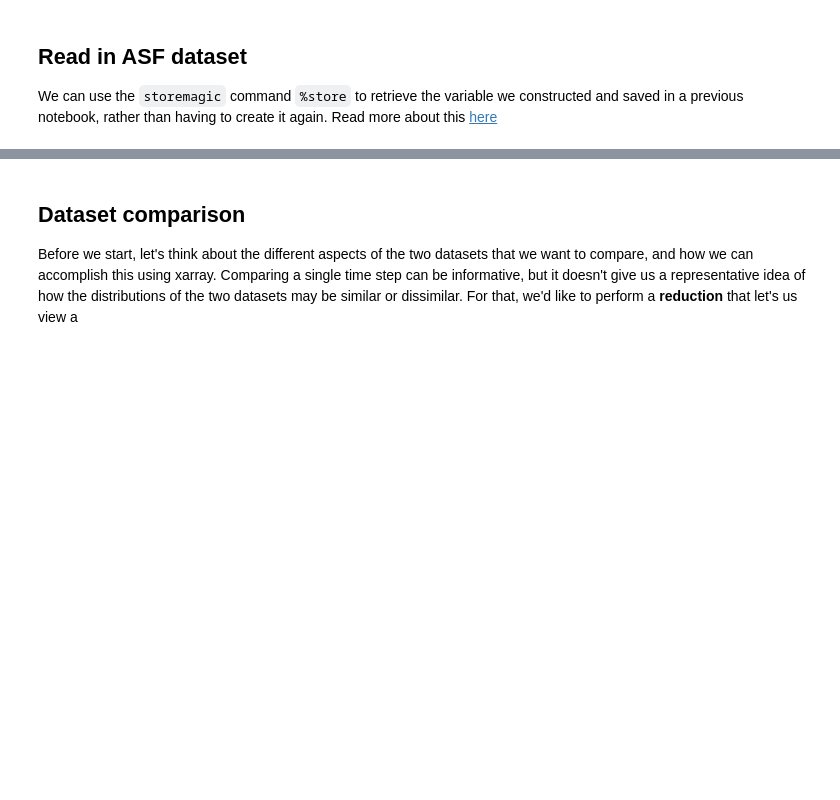
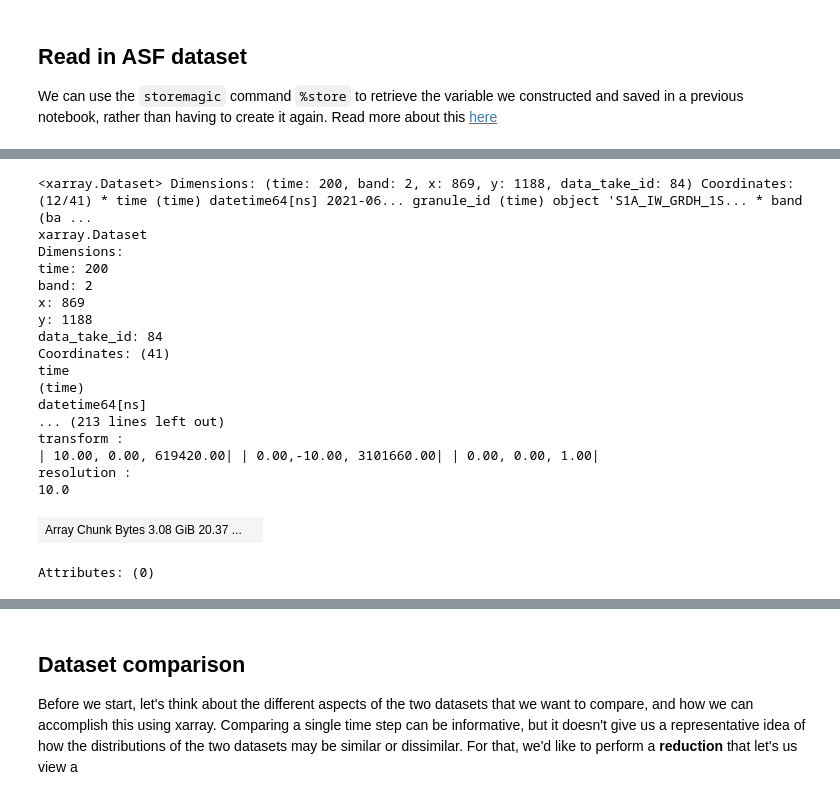
Before and after one commit to e-marshall/sentinel1_rtc, a Jupyter notebook: dataset_comparison.ipynb, the cells around one changed output, grey strips where cells are left out. Drawn from its saved outputs; the diff is of its cells as text; code cells hidden in the pictures; blank space fills up the shorter version.

```diff
--- a/dataset_comparison.ipynb
+++ b/dataset_comparison.ipynb
@@ -168,0 +193,3 @@ Attributes: (0)
+# %%
+pc_data_take_ls = list(da_pc.data_take_id.values)
+asf_data_take_ls = list(vrt_full.data_take_id.values)
@@ -168,0 +228,22 @@ Attributes: (0)
+# %%
+pc_subset
+# %% [output]
+<xarray.Dataset> Dimensions: (time: 200, band: 2, x: 869, y: 1188, data_take_id: 84) Coordinates: (12/41) * time (time) datetime64[ns] 2021-06... granule_id (time) object 'S1A_IW_GRDH_1S... * band (ba ...
+xarray.Dataset
+Dimensions:
+time: 200
+band: 2
+x: 869
+y: 1188
+data_take_id: 84
+Coordinates: (41)
+time
+(time)
+datetime64[ns]
+... (213 lines left out)
+transform :
+| 10.00, 0.00, 619420.00| | 0.00,-10.00, 3101660.00| | 0.00, 0.00, 1.00|
+resolution :
+10.0
+| Array Chunk Bytes 3.08 GiB 20.37 ... |  |
+Attributes: (0)
```
Also changed, not shown: parts of 17 cells of this notebook, 3 other files.
